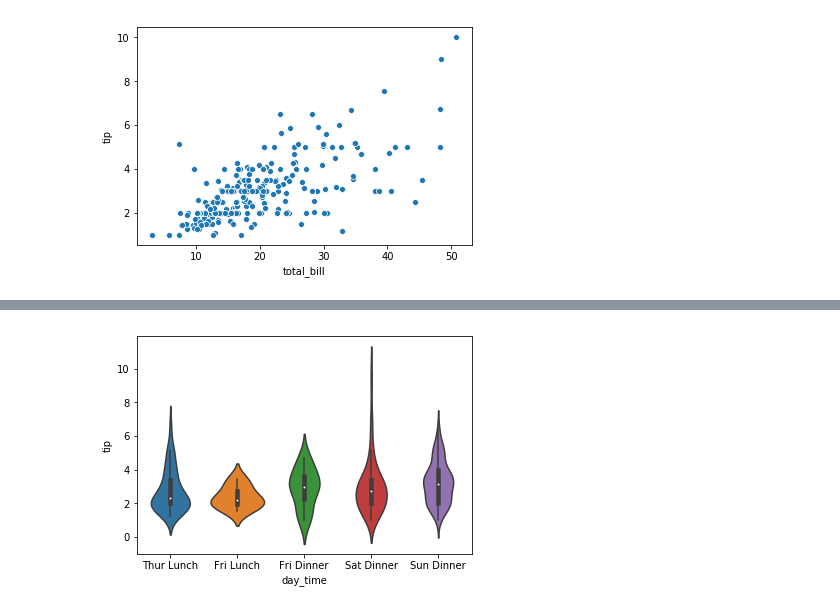
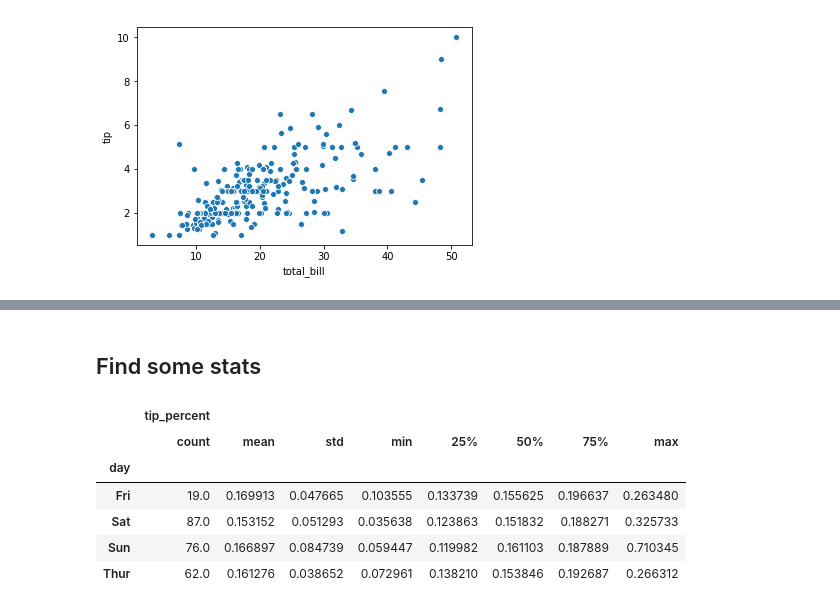
Before and after one commit to ariannedee/intro-to-python-livelessons, a Jupyter notebook: Challenges/ExampleSolutions/challenge_4_data_analysis.ipynb, the cells around one changed output, grey strips where cells are left out. Drawn from its saved outputs; the diff is of its cells as text; code cells hidden in the pictures.

```diff
--- a/Challenges/ExampleSolutions/challenge_4_data_analysis.ipynb
+++ b/Challenges/ExampleSolutions/challenge_4_data_analysis.ipynb
@@ -84,4 +94,0 @@ plot = seaborn.scatterplot(x='size', y='tip', data=tips)
-# %%
-tips['bill_per_person'] = tips['total_bill'] / tips['size']
-tips['percent'] = tips['tip'] / tips['total_bill']
-plot = seaborn.scatterplot(x='total_bill', y='percent', hue='size', data=tips)
@@ -111,2 +94,0 @@ plot = seaborn.violinplot(x='day', y='percent', data=tips)
-# %%
-tips['day_time'] = tips['day'] + ' ' + tips['time']
@@ -117,4 +95,12 @@ plot = seaborn.violinplot(x='day_time', y='percent', data=tips, order=['Thur Lun
-# %%
-plot = seaborn.violinplot(x='day_time', y='tip', data=tips, order=['Thur Lunch', 'Fri Lunch', 'Fri Dinner', 'Sat Dinner', 'Sun Dinner'])
-# %% [output]
-[figure, removed]
+# %% [markdown]
+## Find some stats
+# %%
+tips[['day', 'tip_percent']].groupby('day').describe()
+# %% [output]
+|  | tip_percent |  |  |  |  |  |  |  |
+|  | count | mean | std | min | 25% | 50% | 75% | max |
+| day |  |  |  |  |  |  |  |  |
+| Fri | 19.0 | 0.169913 | 0.047665 | 0.103555 | 0.133739 | 0.155625 | 0.196637 | 0.263480 |
+| Sat | 87.0 | 0.153152 | 0.051293 | 0.035638 | 0.123863 | 0.151832 | 0.188271 | 0.325733 |
+| Sun | 76.0 | 0.166897 | 0.084739 | 0.059447 | 0.119982 | 0.161103 | 0.187889 | 0.710345 |
+| Thur | 62.0 | 0.161276 | 0.038652 | 0.072961 | 0.138210 | 0.153846 | 0.192687 | 0.266312 |
```
Also changed, not shown: parts of 29 cells of this notebook, 16 other files.
